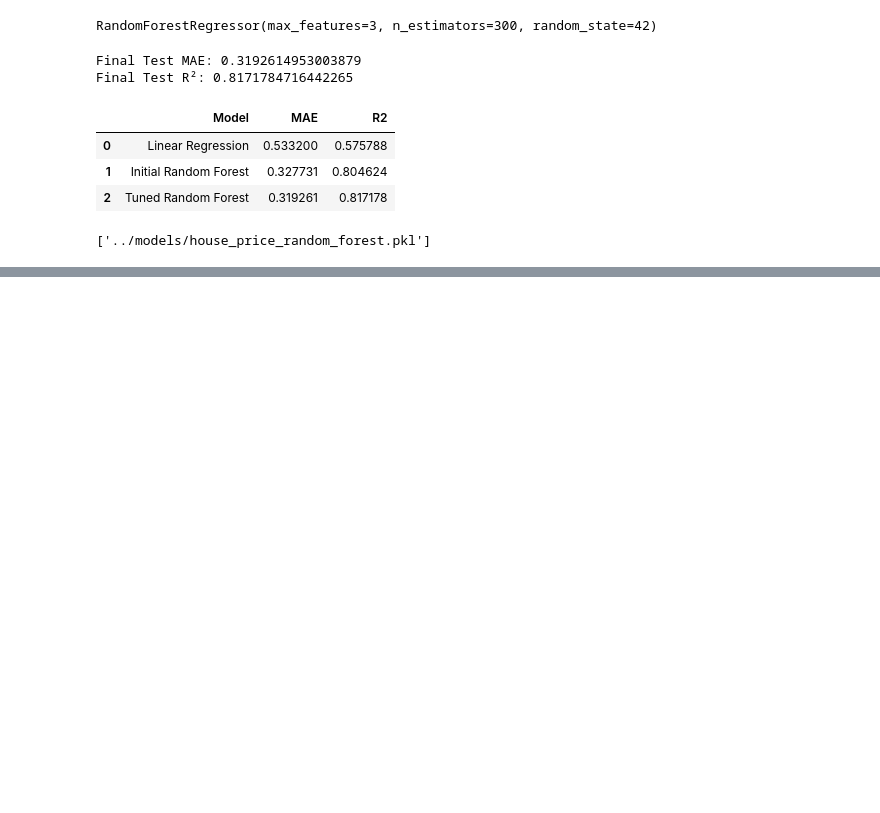
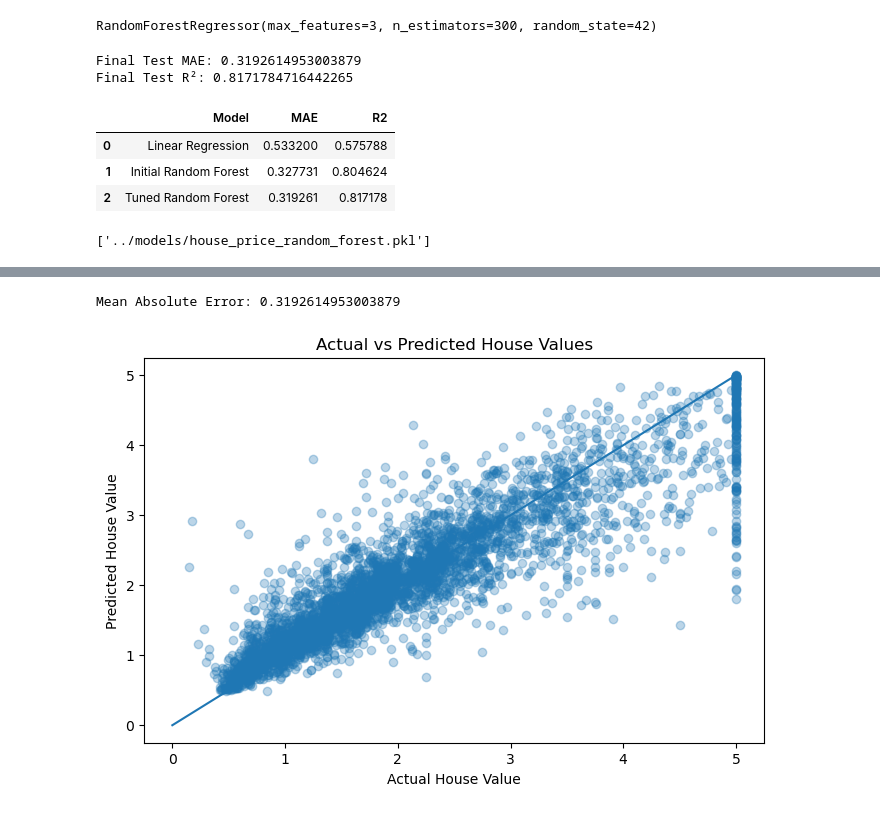
Before and after one commit to kindy10/HousePricePrediction, a Jupyter notebook: notebooks/house_price_prediction.ipynb, the cells around one changed output, grey strips where cells are left out. Drawn from its saved outputs; the diff is of its cells as text; code cells hidden in the pictures; blank space fills up the shorter version.

Commit message:
Add model error analysis

```diff
--- a/notebooks/house_price_prediction.ipynb
+++ b/notebooks/house_price_prediction.ipynb
@@ -818,3 +818,11 @@ import joblib
 joblib.dump(final_rf_model,"../models/house_price_random_forest.pkl")
 # %% [output]
 ['../models/house_price_random_forest.pkl']
+# %%
+#ERROR ANALYSIS
+error_analysis = pd.DataFrame({
+    "Actual": y_test,
+    "Predicted": final_predictions})
+error_analysis["Error"] = (error_analysis["Actual"]-error_analysis["Predicted"])
+error_analysis["AbsoluteError"] = (error_analysis["Error"].abs())
+print(error_analysis)
@@ -820,0 +859,29 @@ joblib.dump(final_rf_model,"../models/house_price_random_forest.pkl")
+# %%
+#Understand the target cap
+error_analysis[
+    error_analysis["Actual"] == 5.0
+].sort_values(
+    by="AbsoluteError",
+    ascending=False
+).head(10)
+
+#Calculate MAE
+print("Mean Absolute Error:",error_analysis["AbsoluteError"].mean())
+# %% [output]
+Mean Absolute Error: 0.3192614953003879
+# %%
+plt.figure(figsize=(8,5))
+plt.scatter(error_analysis["Actual"],
+            error_analysis["Predicted"],
+            alpha = 0.3)
+#Add the ideal prediction line
+plt.plot(
+    [0, 5],
+    [0, 5]
+)
+plt.xlabel("Actual House Value")
+plt.ylabel("Predicted House Value")
+plt.title("Actual vs Predicted House Values")
+plt.savefig("../reports/actual_vs_predicted_randomf.png")
+# %% [output]
+[figure, added]
```
Also changed, not shown: parts of 3 cells of this notebook, 2 other files.
